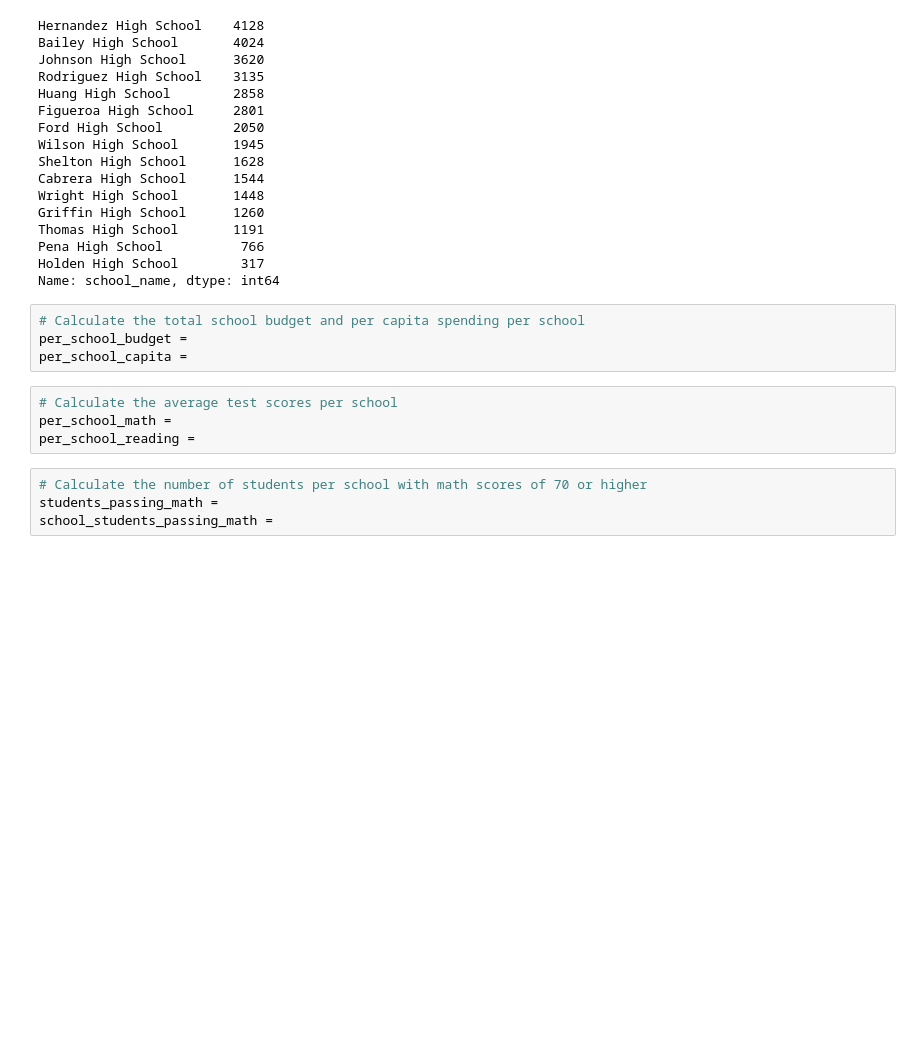
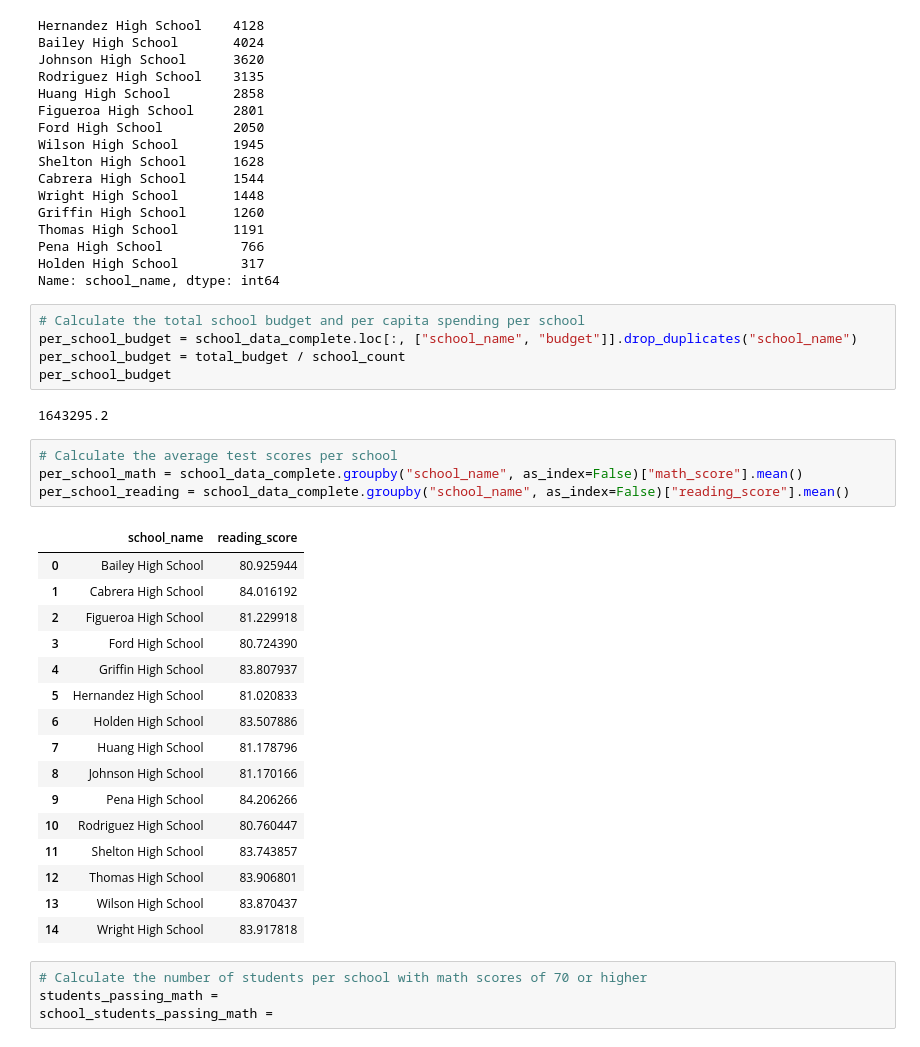
Before and after one commit to aglantzrbc/pandas-challenge, a Jupyter notebook: PyCitySchools/PyCitySchools.ipynb, the cells around one changed output. Drawn from its saved outputs; the diff is of its cells as text; blank space fills up the shorter version.

```diff
--- a/PyCitySchools/PyCitySchools.ipynb
+++ b/PyCitySchools/PyCitySchools.ipynb
@@ -134,12 +134,32 @@ Holden High School        317
 Name: school_name, dtype: int64
 # %%
 # Calculate the total school budget and per capita spending per school
-per_school_budget =
-per_school_capita =
+per_school_budget = school_data_complete.loc[:, ["school_name", "budget"]].drop_duplicates("school_name")
+per_school_budget = total_budget / school_count
+per_school_budget
+# %% [output]
+1643295.2
 # %%
 # Calculate the average test scores per school
-per_school_math =
-per_school_reading =
+per_school_math = school_data_complete.groupby("school_name", as_index=False)["math_score"].mean()
+per_school_reading = school_data_complete.groupby("school_name", as_index=False)["reading_score"].mean()
+# %% [output]
+|  | school_name | reading_score |
+| 0 | Bailey High School | 80.925944 |
+| 1 | Cabrera High School | 84.016192 |
+| 2 | Figueroa High School | 81.229918 |
+| 3 | Ford High School | 80.724390 |
+| 4 | Griffin High School | 83.807937 |
+| 5 | Hernandez High School | 81.020833 |
+| 6 | Holden High School | 83.507886 |
+| 7 | Huang High School | 81.178796 |
+| 8 | Johnson High School | 81.170166 |
+| 9 | Pena High School | 84.206266 |
+| 10 | Rodriguez High School | 80.760447 |
+| 11 | Shelton High School | 83.743857 |
+| 12 | Thomas High School | 83.906801 |
+| 13 | Wilson High School | 83.870437 |
+| 14 | Wright High School | 83.917818 |
 # %%
 # Calculate the number of students per school with math scores of 70 or higher
 students_passing_math =
```
Also changed, not shown: parts of 1 cell of this notebook.
